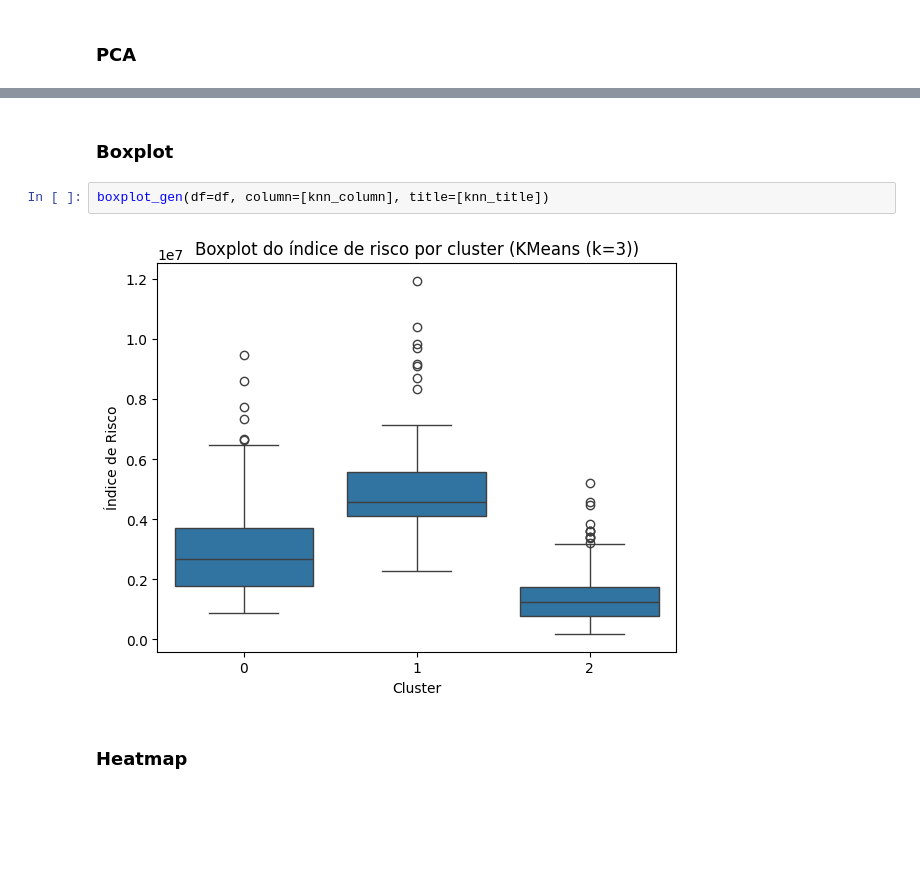
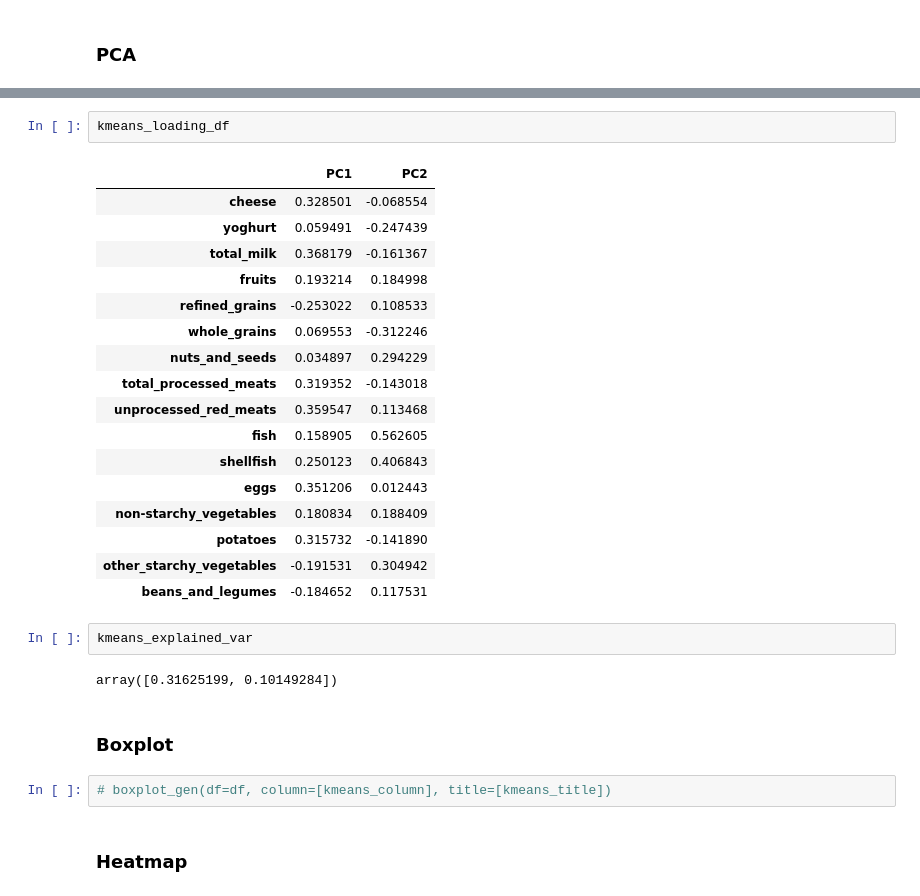
Before and after one commit to TurnipPudding/Machine-Learning---SCC0276, a Jupyter notebook: Trabalho 2/trab02_ML.ipynb, the cells around one changed output, grey strips where cells are left out. Drawn from its saved outputs; the diff is of its cells as text; blank space fills up the shorter version.

```diff
--- a/Trabalho 2/trab02_ML.ipynb
+++ b/Trabalho 2/trab02_ML.ipynb
@@ -269,9 +300,31 @@ pca_gen(X_scaled=X_scaled, df=df, column=[knn_column], title=[knn_title])
+# %%
+kmeans_loading_df
+# %% [output]
+|  | PC1 | PC2 |
+| cheese | 0.328501 | -0.068554 |
+| yoghurt | 0.059491 | -0.247439 |
+| total_milk | 0.368179 | -0.161367 |
+| fruits | 0.193214 | 0.184998 |
+| refined_grains | -0.253022 | 0.108533 |
+| whole_grains | 0.069553 | -0.312246 |
+| nuts_and_seeds | 0.034897 | 0.294229 |
+| total_processed_meats | 0.319352 | -0.143018 |
+| unprocessed_red_meats | 0.359547 | 0.113468 |
+| fish | 0.158905 | 0.562605 |
+| shellfish | 0.250123 | 0.406843 |
+| eggs | 0.351206 | 0.012443 |
+| non-starchy_vegetables | 0.180834 | 0.188409 |
+| potatoes | 0.315732 | -0.141890 |
+| other_starchy_vegetables | -0.191531 | 0.304942 |
+| beans_and_legumes | -0.184652 | 0.117531 |
+# %%
+kmeans_explained_var
+# %% [output]
+array([0.31625199, 0.10149284])
 # %% [markdown]
 ### Boxplot
 # %%
-boxplot_gen(df=df, column=[knn_column], title=[knn_title])
+# boxplot_gen(df=df, column=[kmeans_column], title=[kmeans_title])
-# %% [output]
-[figure, removed]
 # %% [markdown]
 ### Heatmap
 # %%
```
Also changed, not shown: parts of 35 cells of this notebook.
